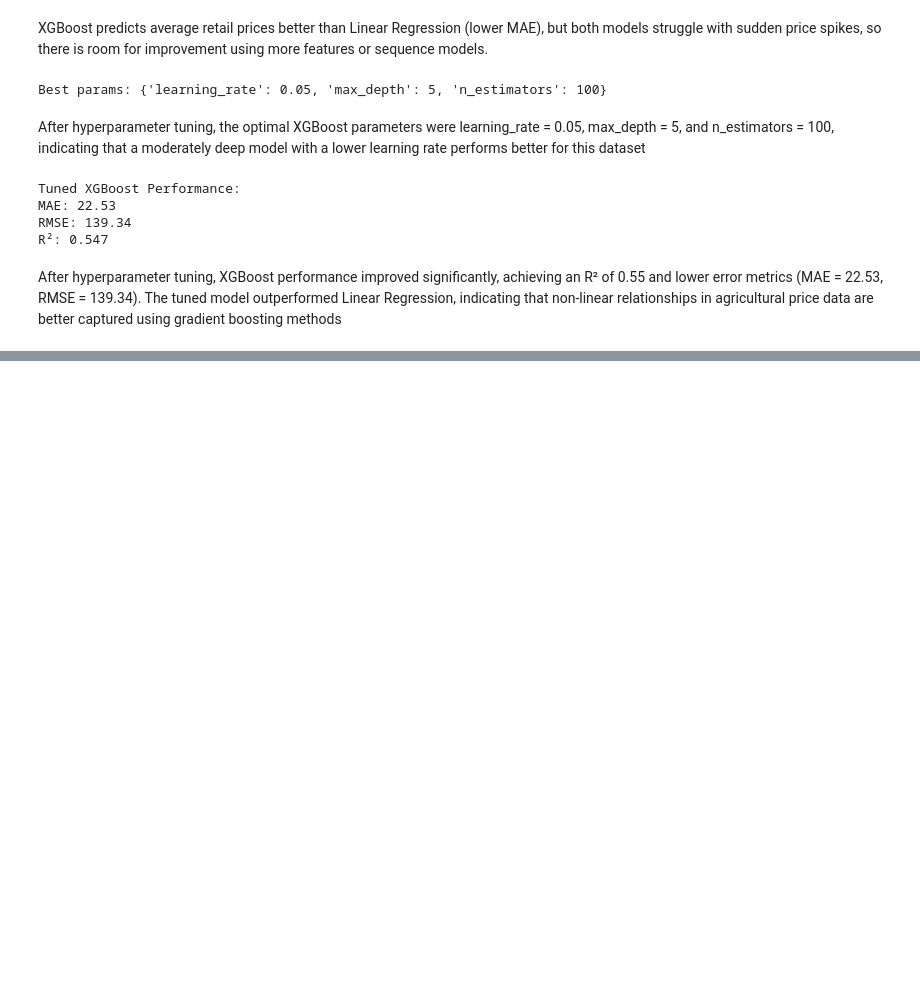
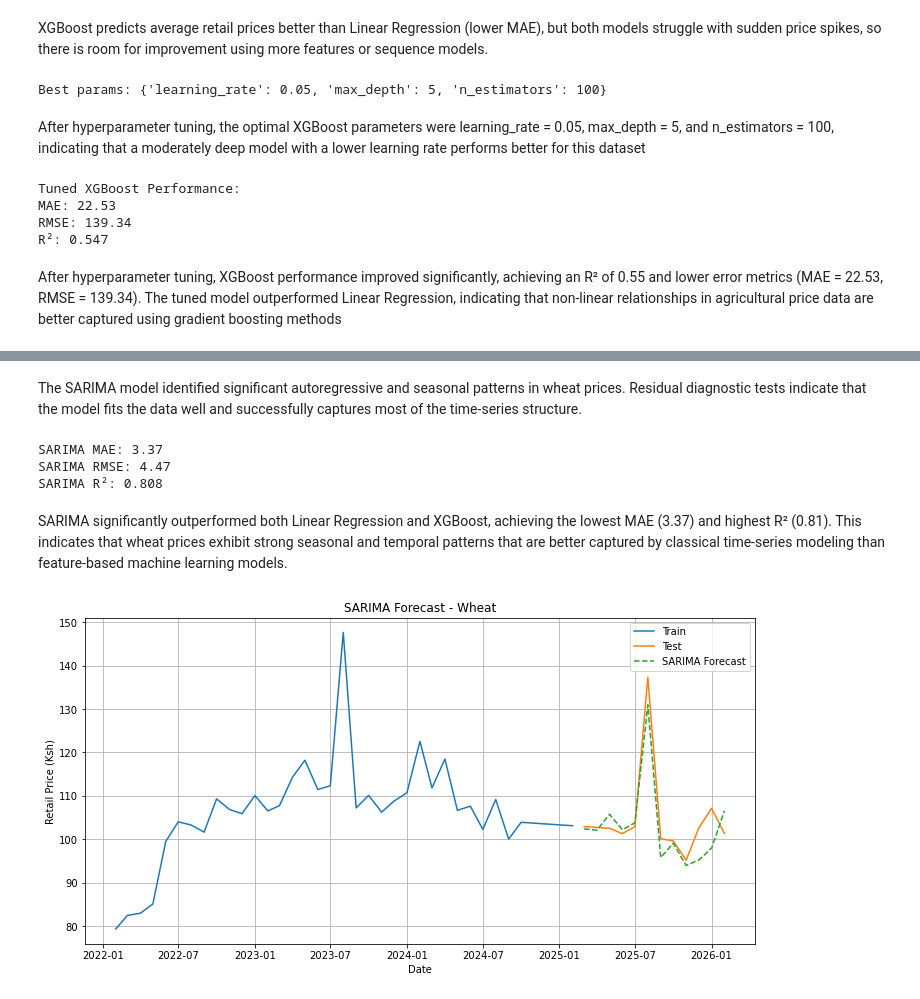
Before and after one commit to Victor-Mufasa/Agricultural-Commodity-Price-Forecasting, a Jupyter notebook: notebook/Maureen.ipynb, the cells around one changed output, grey strips where cells are left out. Saved outputs shown, nothing was run; the diff lists cells and outputs as text; code cells hidden in the pictures; blank space fills up the shorter version.

Commit message:
Changes on Modelling

```diff
--- a/notebook/Maureen.ipynb
+++ b/notebook/Maureen.ipynb
@@ -776,0 +800,8 @@ After hyperparameter tuning, XGBoost performance improved significantly, achievi
+# %%
+split_date = '2025-02-01'
+
+train_ts = ts[ts.index <= split_date]
+test_ts  = ts[ts.index > split_date]
+
+print("Train size:", len(train_ts))
+print("Test size:", len(test_ts))
@@ -776,0 +811,12 @@ After hyperparameter tuning, XGBoost performance improved significantly, achievi
+# %%
+model = sm.tsa.statespace.SARIMAX(
+    train_ts,
+    order=(1,1,1),
+    seasonal_order=(1,1,1,12),
+    enforce_stationarity=False,
+    enforce_invertibility=False
+)
+
+sarima_result = model.fit(disp=False)
+
+print(sarima_result.summary())
@@ -776,0 +841,35 @@ After hyperparameter tuning, XGBoost performance improved significantly, achievi
+# %% [markdown]
+The SARIMA model identified significant autoregressive and seasonal patterns in wheat prices. Residual diagnostic tests indicate that the model fits the data well and successfully captures most of the time-series structure.
+# %%
+forecast = sarima_result.predict(
+    start=test_ts.index[0],
+    end=test_ts.index[-1]
+)
+# %%
+mae = mean_absolute_error(test_ts, forecast)
+rmse = np.sqrt(mean_squared_error(test_ts, forecast))
+r2 = 1 - (np.sum((test_ts - forecast)**2) / np.sum((test_ts - np.mean(test_ts))**2))
+
+print("SARIMA MAE:", round(mae,2))
+print("SARIMA RMSE:", round(rmse,2))
+print("SARIMA R²:", round(r2,3))
+# %% [output]
+SARIMA MAE: 3.37
+SARIMA RMSE: 4.47
+SARIMA R²: 0.808
+# %% [markdown]
+SARIMA significantly outperformed both Linear Regression and XGBoost, achieving the lowest MAE (3.37) and highest R² (0.81). This indicates that wheat prices exhibit strong seasonal and temporal patterns that are better captured by classical time-series modeling than feature-based machine learning models.
+# %%
+plt.figure(figsize=(12,6))
+plt.plot(train_ts, label='Train')
+plt.plot(test_ts, label='Test')
+plt.plot(forecast, label='SARIMA Forecast', linestyle='--')
+
+plt.title(f"SARIMA Forecast - {commodity_name}")
+plt.xlabel("Date")
+plt.ylabel("Retail Price (Ksh)")
+plt.legend()
+plt.grid(True)
+plt.show()
+# %% [output]
+[figure, added]
```
Also changed, not shown: parts of 3 cells of this notebook.
